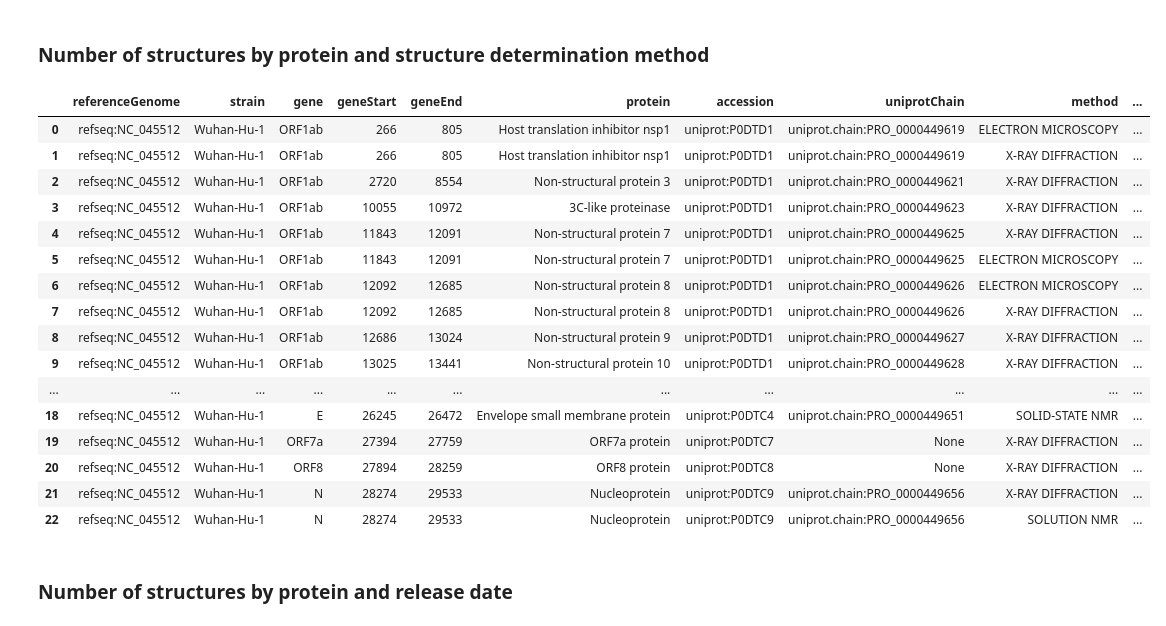
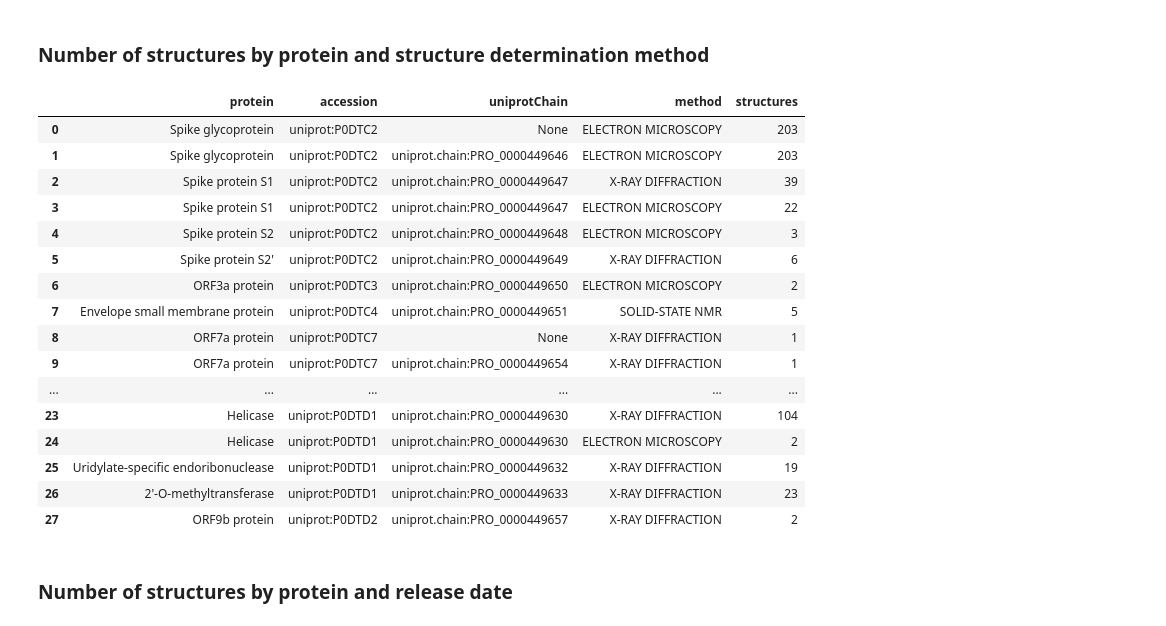
Before and after one commit to covid-19-net/covid-19-community, a Jupyter notebook: notebooks/analyses/SARS-CoV-2-3DStructures.ipynb, the cells around one changed output. Saved outputs shown, nothing was run; the diff lists cells and outputs as text; code cells hidden in the pictures.

```diff
--- a/notebooks/analyses/SARS-CoV-2-3DStructures.ipynb
+++ b/notebooks/analyses/SARS-CoV-2-3DStructures.ipynb
@@ -21,15 +21,14 @@ graph = Graph("bolt://132.249.238.185:7687", user="reader", password="demo")
 ### Number of PDB Structures by Protein
 # %%
 reference_genome = 'refseq:NC_045512' # Genbank reference sequence
+taxonomy_id = 'taxonomy:2697049' # SARS-CoV-2 taxonomy id
 # %%
 query = """
-MATCH (r:Strain{id: $reference_genome})-[:HAS_GENE]->(g:Gene)-[:ENCODES]->(p:Protein)
-      -[:HAS_TERTIARY_STRUCTURE]->(:Chain)-[:IS_PART_OF_STRUCTURE]->(s:Structure)
-WHERE (g.end - g.start) < 10000 // exclude polyproteins
-RETURN r.id AS referenceGenome, r.name AS strain, g.name AS gene, g.start AS geneStart, g.end AS geneEnd,
-       p.name AS protein, p.accession AS accession, p.proId AS uniprotChain, count(s) AS structures
-ORDER BY geneStart, accession, geneEnd DESC
+MATCH (p:Protein{taxonomyId:$taxonomy_id})-[t:HAS_TERTIARY_STRUCTURE]->(:Chain)-[:IS_PART_OF_STRUCTURE]->(s:Structure)
+WHERE t.coverage > 0.2 // exclude polyproteins
+RETURN p.name AS protein, p.accession AS accession, p.proId AS uniprotChain, count(s) AS structures
+ORDER BY accession
 """
-pdbs = graph.run(query, reference_genome=reference_genome).to_data_frame()
+pdbs = graph.run(query, reference_genome=reference_genome, taxonomy_id=taxonomy_id).to_data_frame()
 pdbs.head(1000)
 # %% [output]
@@ -55,33 +53,31 @@ pdbs.head(1000)
 ### Number of structures by protein and structure determination method
 # %%
 query = """
-MATCH (r:Strain{id: $reference_genome})-[:HAS_GENE]->(g:Gene)-[:ENCODES]->(p:Protein)
-      -[:HAS_TERTIARY_STRUCTURE]->(:Chain)-[:IS_PART_OF_STRUCTURE]->(s:Structure)
-WHERE (g.end - g.start) < 10000 // exclude polyproteins
-RETURN r.id AS referenceGenome, r.name AS strain, g.name AS gene, g.start AS geneStart, g.end AS geneEnd,
-       p.name AS protein, p.accession AS accession, p.proId AS uniprotChain, s.method AS method, count(s.method) AS structures
-ORDER BY geneStart, accession, geneEnd DESC
+MATCH (p:Protein{taxonomyId:$taxonomy_id})-[t:HAS_TERTIARY_STRUCTURE]->(:Chain)-[:IS_PART_OF_STRUCTURE]->(s:Structure)
+WHERE t.coverage > 0.2 // exclude polyproteins
+RETURN p.name AS protein, p.accession AS accession, p.proId AS uniprotChain, s.method AS method, count(s.method) AS structures
+ORDER BY accession
 """
-pdbs = graph.run(query, reference_genome=reference_genome).to_data_frame()
+pdbs = graph.run(query, reference_genome=reference_genome, taxonomy_id=taxonomy_id).to_data_frame()
 pdbs.head(1000)
 # %% [output]
-|  | referenceGenome | strain | gene | geneStart | geneEnd | protein | accession | uniprotChain | method | ... |
-| 0 | refseq:NC_045512 | Wuhan-Hu-1 | ORF1ab | 266 | 805 | Host translation inhibitor nsp1 | uniprot:P0DTD1 | uniprot.chain:PRO_0000449619 | ELECTRON MICROSCOPY | ... |
-| 1 | refseq:NC_045512 | Wuhan-Hu-1 | ORF1ab | 266 | 805 | Host translation inhibitor nsp1 | uniprot:P0DTD1 | uniprot.chain:PRO_0000449619 | X-RAY DIFFRACTION | ... |
-| 2 | refseq:NC_045512 | Wuhan-Hu-1 | ORF1ab | 2720 | 8554 | Non-structural protein 3 | uniprot:P0DTD1 | uniprot.chain:PRO_0000449621 | X-RAY DIFFRACTION | ... |
-| 3 | refseq:NC_045512 | Wuhan-Hu-1 | ORF1ab | 10055 | 10972 | 3C-like proteinase | uniprot:P0DTD1 | uniprot.chain:PRO_0000449623 | X-RAY DIFFRACTION | ... |
-| 4 | refseq:NC_045512 | Wuhan-Hu-1 | ORF1ab | 11843 | 12091 | Non-structural protein 7 | uniprot:P0DTD1 | uniprot.chain:PRO_0000449625 | X-RAY DIFFRACTION | ... |
-| 5 | refseq:NC_045512 | Wuhan-Hu-1 | ORF1ab | 11843 | 12091 | Non-structural protein 7 | uniprot:P0DTD1 | uniprot.chain:PRO_0000449625 | ELECTRON MICROSCOPY | ... |
-| 6 | refseq:NC_045512 | Wuhan-Hu-1 | ORF1ab | 12092 | 12685 | Non-structural protein 8 | uniprot:P0DTD1 | uniprot.chain:PRO_0000449626 | ELECTRON MICROSCOPY | ... |
-| 7 | refseq:NC_045512 | Wuhan-Hu-1 | ORF1ab | 12092 | 12685 | Non-structural protein 8 | uniprot:P0DTD1 | uniprot.chain:PRO_0000449626 | X-RAY DIFFRACTION | ... |
-| 8 | refseq:NC_045512 | Wuhan-Hu-1 | ORF1ab | 12686 | 13024 | Non-structural protein 9 | uniprot:P0DTD1 | uniprot.chain:PRO_0000449627 | X-RAY DIFFRACTION | ... |
-| 9 | refseq:NC_045512 | Wuhan-Hu-1 | ORF1ab | 13025 | 13441 | Non-structural protein 10 | uniprot:P0DTD1 | uniprot.chain:PRO_0000449628 | X-RAY DIFFRACTION | ... |
-| ... | ... | ... | ... | ... | ... | ... | ... | ... | ... | ... |
-| 18 | refseq:NC_045512 | Wuhan-Hu-1 | E | 26245 | 26472 | Envelope small membrane protein | uniprot:P0DTC4 | uniprot.chain:PRO_0000449651 | SOLID-STATE NMR | ... |
-| 19 | refseq:NC_045512 | Wuhan-Hu-1 | ORF7a | 27394 | 27759 | ORF7a protein | uniprot:P0DTC7 | None | X-RAY DIFFRACTION | ... |
-| 20 | refseq:NC_045512 | Wuhan-Hu-1 | ORF8 | 27894 | 28259 | ORF8 protein | uniprot:P0DTC8 | None | X-RAY DIFFRACTION | ... |
-| 21 | refseq:NC_045512 | Wuhan-Hu-1 | N | 28274 | 29533 | Nucleoprotein | uniprot:P0DTC9 | uniprot.chain:PRO_0000449656 | X-RAY DIFFRACTION | ... |
-| 22 | refseq:NC_045512 | Wuhan-Hu-1 | N | 28274 | 29533 | Nucleoprotein | uniprot:P0DTC9 | uniprot.chain:PRO_0000449656 | SOLUTION NMR | ... |
+|  | protein | accession | uniprotChain | method | structures |
+| 0 | Spike glycoprotein | uniprot:P0DTC2 | None | ELECTRON MICROSCOPY | 203 |
+| 1 | Spike glycoprotein | uniprot:P0DTC2 | uniprot.chain:PRO_0000449646 | ELECTRON MICROSCOPY | 203 |
+| 2 | Spike protein S1 | uniprot:P0DTC2 | uniprot.chain:PRO_0000449647 | X-RAY DIFFRACTION | 39 |
+| 3 | Spike protein S1 | uniprot:P0DTC2 | uniprot.chain:PRO_0000449647 | ELECTRON MICROSCOPY | 22 |
+| 4 | Spike protein S2 | uniprot:P0DTC2 | uniprot.chain:PRO_0000449648 | ELECTRON MICROSCOPY | 3 |
+| 5 | Spike protein S2' | uniprot:P0DTC2 | uniprot.chain:PRO_0000449649 | X-RAY DIFFRACTION | 6 |
+| 6 | ORF3a protein | uniprot:P0DTC3 | uniprot.chain:PRO_0000449650 | ELECTRON MICROSCOPY | 2 |
+| 7 | Envelope small membrane protein | uniprot:P0DTC4 | uniprot.chain:PRO_0000449651 | SOLID-STATE NMR | 5 |
+| 8 | ORF7a protein | uniprot:P0DTC7 | None | X-RAY DIFFRACTION | 1 |
+| 9 | ORF7a protein | uniprot:P0DTC7 | uniprot.chain:PRO_0000449654 | X-RAY DIFFRACTION | 1 |
+| ... | ... | ... | ... | ... | ... |
+| 23 | Helicase | uniprot:P0DTD1 | uniprot.chain:PRO_0000449630 | X-RAY DIFFRACTION | 104 |
+| 24 | Helicase | uniprot:P0DTD1 | uniprot.chain:PRO_0000449630 | ELECTRON MICROSCOPY | 2 |
+| 25 | Uridylate-specific endoribonuclease | uniprot:P0DTD1 | uniprot.chain:PRO_0000449632 | X-RAY DIFFRACTION | 19 |
+| 26 | 2'-O-methyltransferase | uniprot:P0DTD1 | uniprot.chain:PRO_0000449633 | X-RAY DIFFRACTION | 23 |
+| 27 | ORF9b protein | uniprot:P0DTD2 | uniprot.chain:PRO_0000449657 | X-RAY DIFFRACTION | 2 |
 # %% [markdown]
 ### Number of structures by protein and release date
 # %%
```
Also changed, not shown: parts of 5 cells of this notebook, 1 other file.
